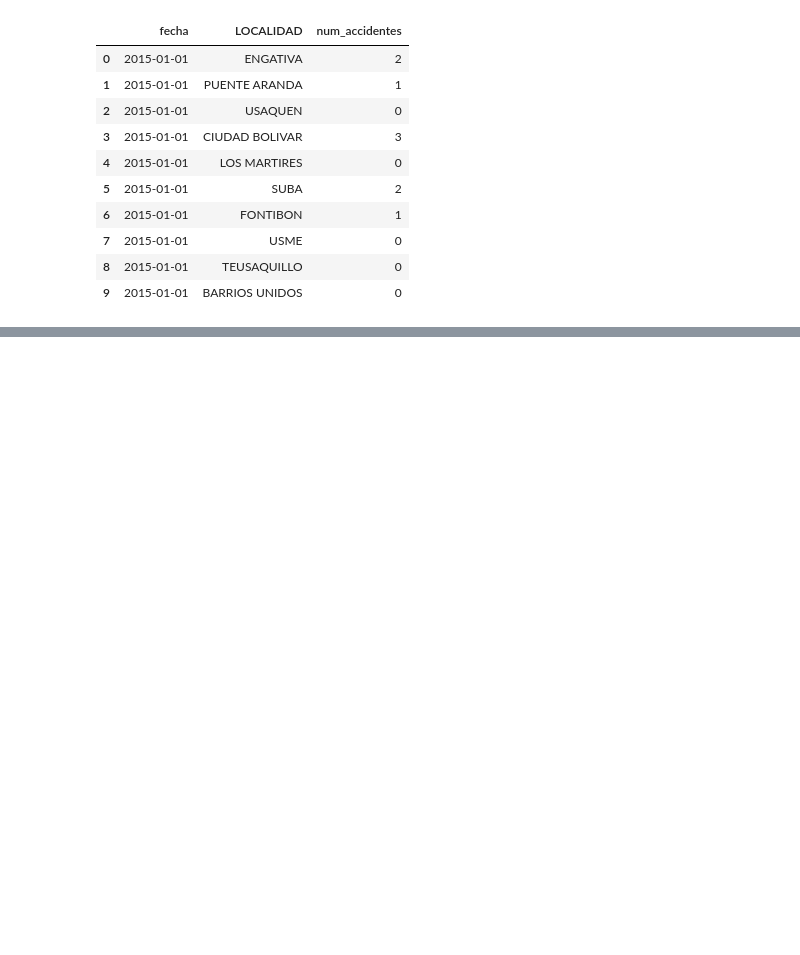
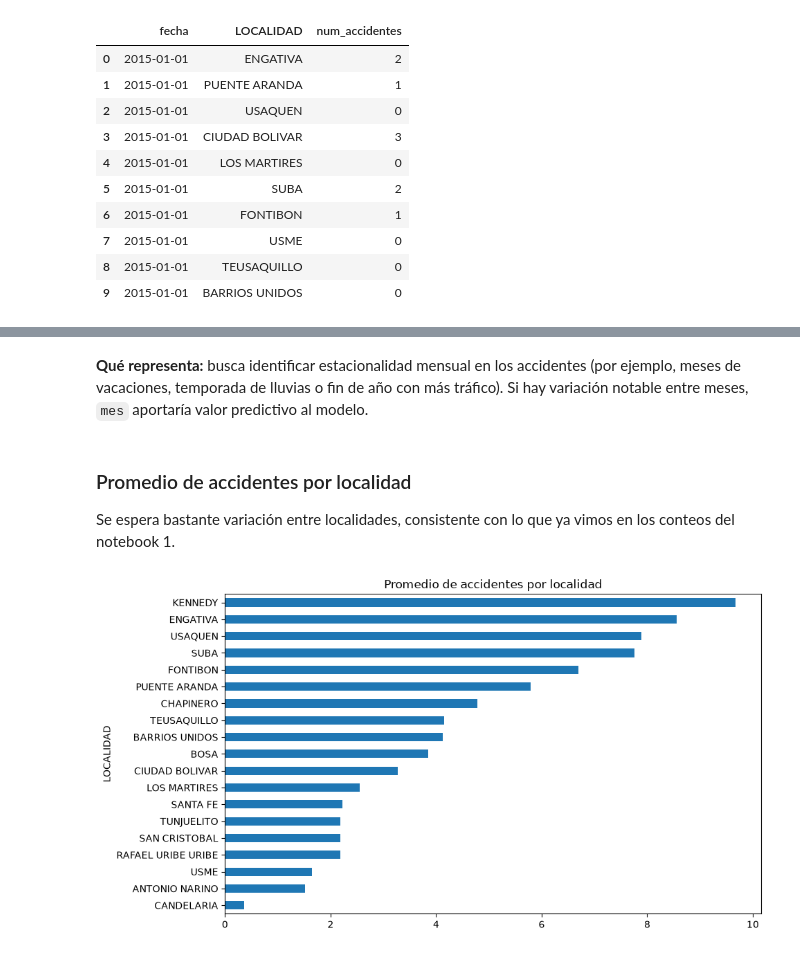
Before and after one commit to jampier-santiago/Regresion_lineal, a Jupyter notebook: notebooks/02_agregacion_features.ipynb, the cells around one changed output, grey strips where cells are left out. Cells and saved outputs as stored; diff of their text form; code cells hidden in the pictures; blank space fills up the shorter version.

```diff
--- a/notebooks/02_agregacion_features.ipynb
+++ b/notebooks/02_agregacion_features.ipynb
@@ -88,0 +142,12 @@ all_registers.head(10)
+# %% [markdown]
+**Qué representa:** busca identificar estacionalidad mensual en los accidentes (por ejemplo, meses de vacaciones, temporada de lluvias o fin de año con más tráfico). Si hay variación notable entre meses, `mes` aportaría valor predictivo al modelo.
+# %% [markdown]
+### Promedio de accidentes por localidad
+
+Se espera bastante variación entre localidades, consistente con lo que ya vimos en los conteos del notebook 1.
+# %%
+all_registers.groupby('LOCALIDAD')['num_accidentes'].mean().sort_values().plot(kind='barh', figsize=(10,6))
+plt.title('Promedio de accidentes por localidad')
+plt.show()
+# %% [output]
+[figure, added]
```
Also changed, not shown: parts of 17 cells of this notebook, 13 other files.
